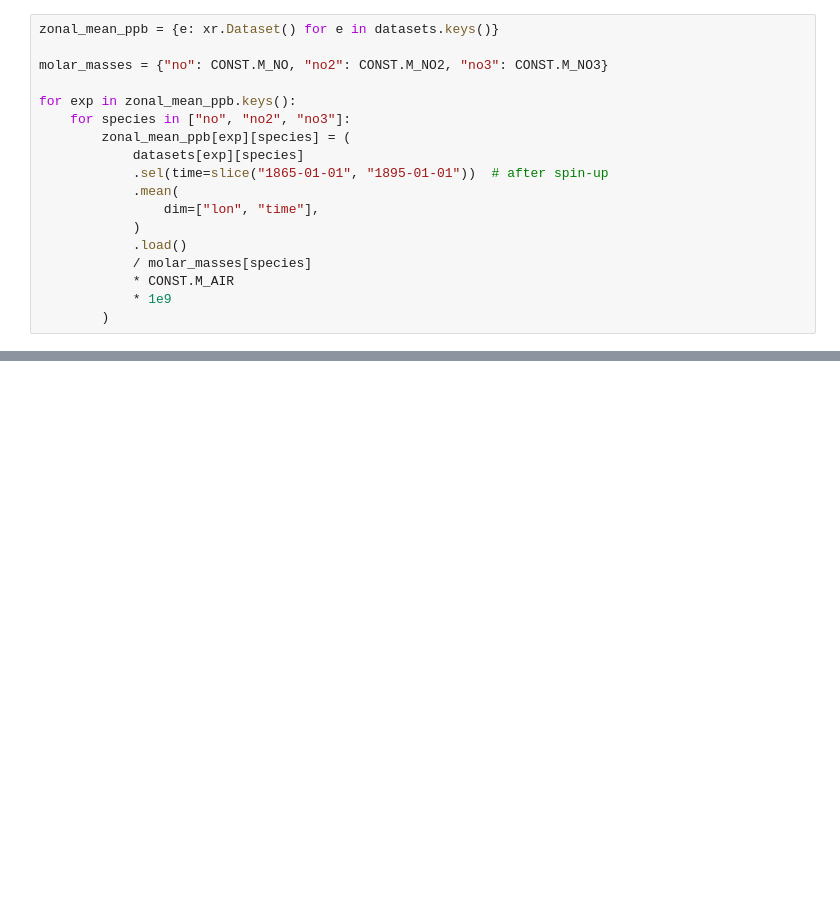
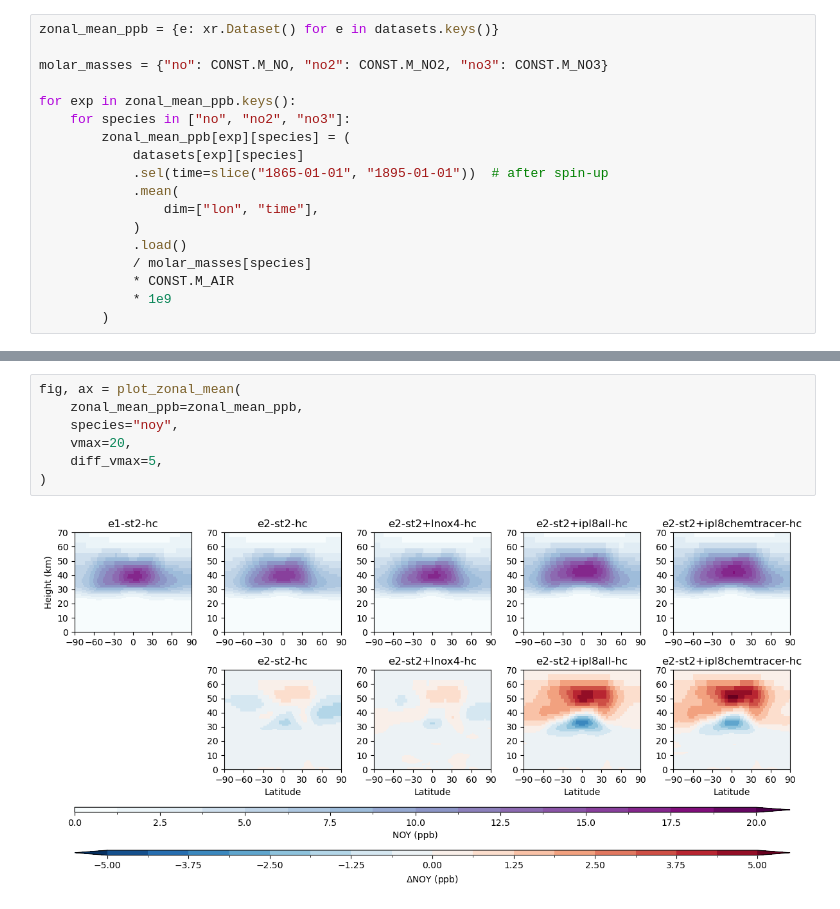
Before and after one commit to vichawans/group_python, a Jupyter notebook: informal/vs480/01_NOy-plot-zonal.ipynb, the cells around one changed output, grey strips where cells are left out. Drawn from its saved outputs; the diff is of its cells as text; blank space fills up the shorter version.

```diff
--- a/informal/vs480/01_NOy-plot-zonal.ipynb
+++ b/informal/vs480/01_NOy-plot-zonal.ipynb
@@ -409,0 +330,9 @@ fig.tight_layout()
+# %%
+fig, ax = plot_zonal_mean(
+    zonal_mean_ppb=zonal_mean_ppb,
+    species="noy",
+    vmax=20,
+    diff_vmax=5,
+)
+# %% [output]
+[figure, added]
```
Also changed, not shown: parts of 13 cells of this notebook, 2 other files.
